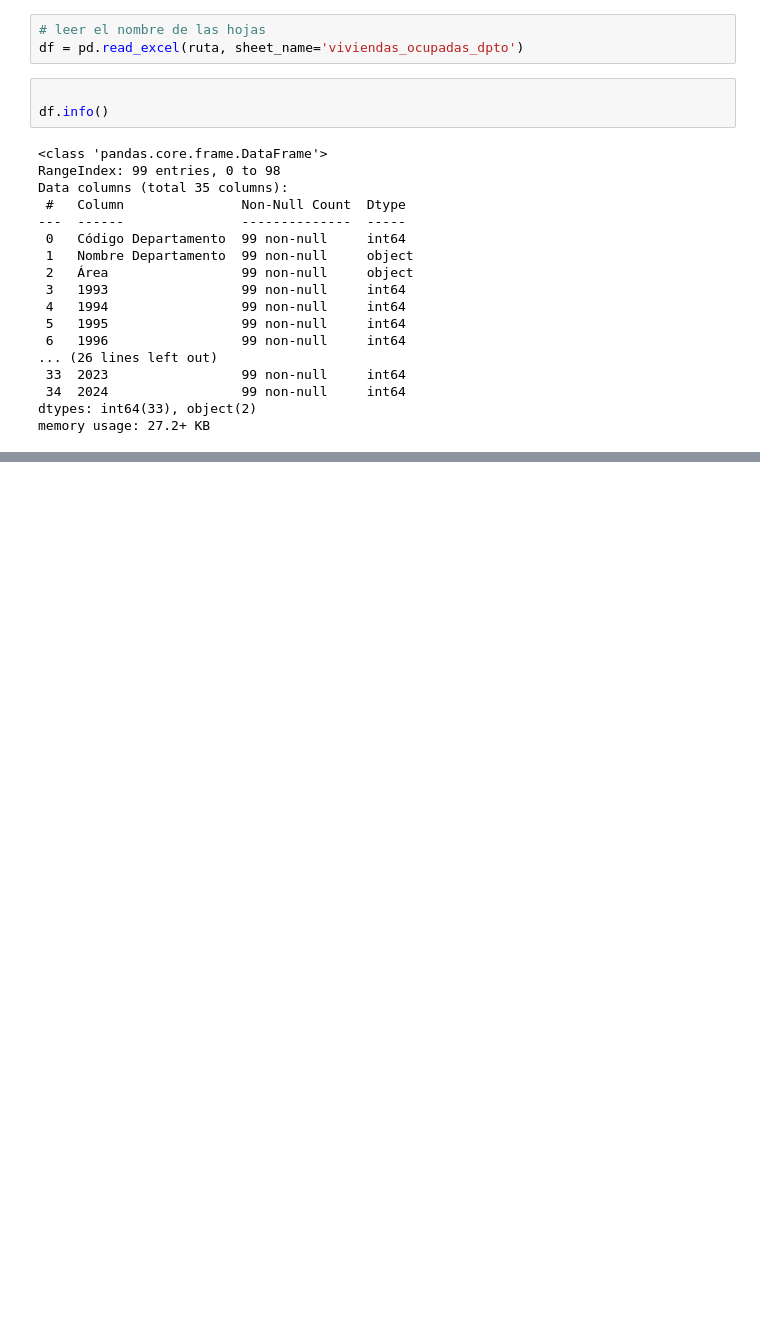
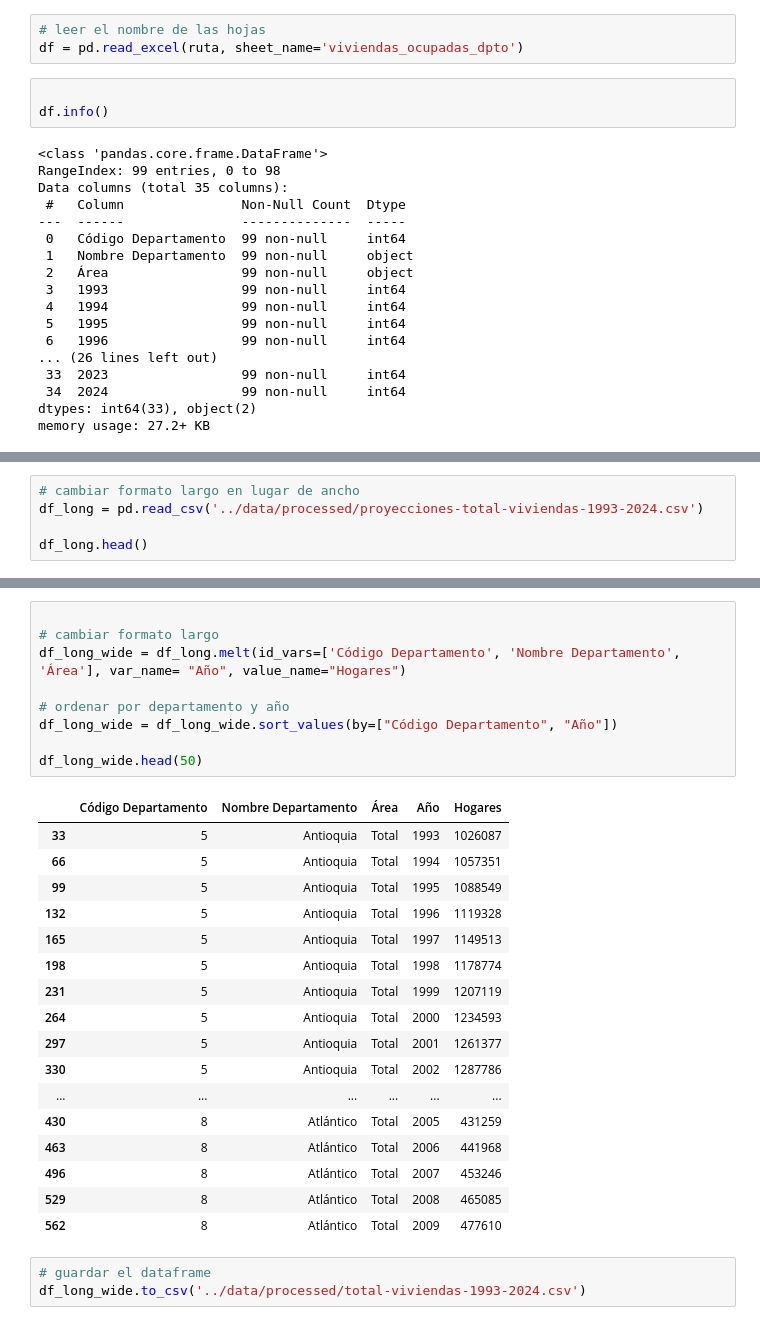
Before and after one commit to diegofercho21323/data-my-home, a Jupyter notebook: notebooks/viviendas_ocupadas_desocupadas.ipynb, the cells around one changed output, grey strips where cells are left out. Saved outputs shown, nothing was run; the diff lists cells and outputs as text; blank space fills up the shorter version.

```diff
--- a/notebooks/viviendas_ocupadas_desocupadas.ipynb
+++ b/notebooks/viviendas_ocupadas_desocupadas.ipynb
@@ -57,0 +68,5 @@ memory usage: 27.2+ KB
+# %%
+# cambiar formato largo en lugar de ancho
+df_long = pd.read_csv('../data/processed/proyecciones-total-viviendas-1993-2024.csv')
+
+df_long.head()
@@ -57,0 +81,30 @@ memory usage: 27.2+ KB
+# %%
+
+# cambiar formato largo
+df_long_wide = df_long.melt(id_vars=['Código Departamento', 'Nombre Departamento', 'Área'], var_name= "Año", value_name="Hogares")
+
+# ordenar por departamento y año
+df_long_wide = df_long_wide.sort_values(by=["Código Departamento", "Año"])
+
+df_long_wide.head(50)
+# %% [output]
+|  | Código Departamento | Nombre Departamento | Área | Año | Hogares |
+| 33 | 5 | Antioquia | Total | 1993 | 1026087 |
+| 66 | 5 | Antioquia | Total | 1994 | 1057351 |
+| 99 | 5 | Antioquia | Total | 1995 | 1088549 |
+| 132 | 5 | Antioquia | Total | 1996 | 1119328 |
+| 165 | 5 | Antioquia | Total | 1997 | 1149513 |
+| 198 | 5 | Antioquia | Total | 1998 | 1178774 |
+| 231 | 5 | Antioquia | Total | 1999 | 1207119 |
+| 264 | 5 | Antioquia | Total | 2000 | 1234593 |
+| 297 | 5 | Antioquia | Total | 2001 | 1261377 |
+| 330 | 5 | Antioquia | Total | 2002 | 1287786 |
+| ... | ... | ... | ... | ... | ... |
+| 430 | 8 | Atlántico | Total | 2005 | 431259 |
+| 463 | 8 | Atlántico | Total | 2006 | 441968 |
+| 496 | 8 | Atlántico | Total | 2007 | 453246 |
+| 529 | 8 | Atlántico | Total | 2008 | 465085 |
+| 562 | 8 | Atlántico | Total | 2009 | 477610 |
+# %%
+# guardar el dataframe
+df_long_wide.to_csv('../data/processed/total-viviendas-1993-2024.csv')
```
Also changed, not shown: parts of 4 cells of this notebook, 5 other files.
